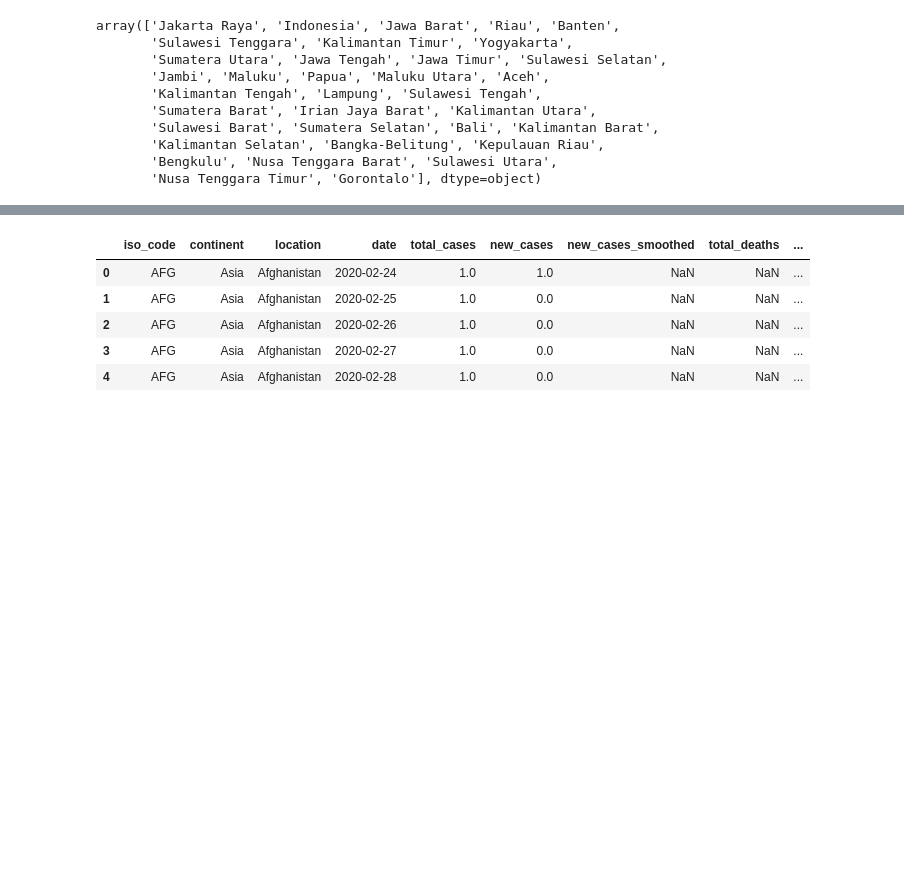
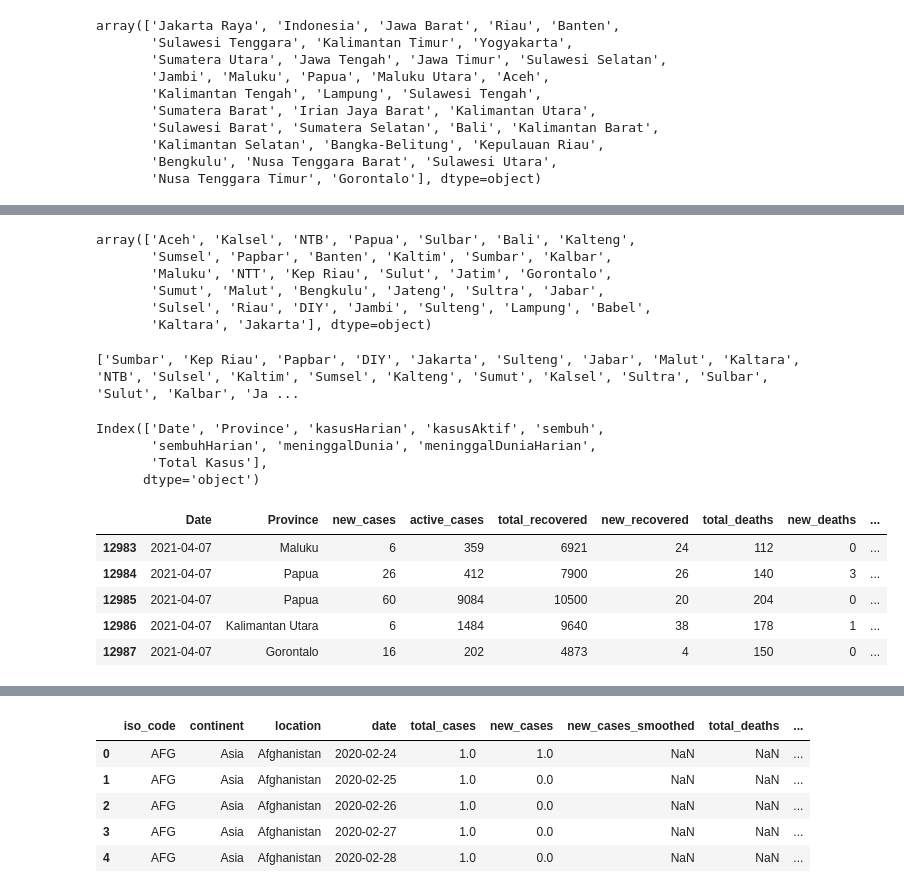
Before and after one commit to Svensone/bali-covid-app, a Jupyter notebook: data/daily_data_covid_bali_processing.ipynb, the cells around one changed output, grey strips where cells are left out. Drawn from its saved outputs; the diff is of its cells as text; code cells hidden in the pictures; blank space fills up the shorter version.

```diff
--- a/data/daily_data_covid_bali_processing.ipynb
+++ b/data/daily_data_covid_bali_processing.ipynb
@@ -597,0 +686,4 @@ df_indo.tail(100)
+# %%
+print(df_totKasus.shape)
+df_totKasus1 = df_totKasus.reset_index()
+df_totKasus1.head()
@@ -597,0 +723,6 @@ df_indo.tail(100)
+# %%
+## sort_dates
+# check if datetime format correct
+print(df_total['Date'].iloc[0])
+df_total = df_total.sort_values(by="Date")
+df_total.head()
@@ -597,0 +737,4 @@ df_indo.tail(100)
+# %%
+# merge with total Kasus df from before
+df_total = pd.merge(df_total, df_totKasus1, on=['Date', 'Province'])
+df_total.tail()
@@ -597,0 +748,10 @@ df_indo.tail(100)
+# %%
+# adjust Province Names
+df_total['Province'].unique()
+# %% [output]
+array(['Aceh', 'Kalsel', 'NTB', 'Papua', 'Sulbar', 'Bali', 'Kalteng',
+       'Sumsel', 'Papbar', 'Banten', 'Kaltim', 'Sumbar', 'Kalbar',
+       'Maluku', 'NTT', 'Kep Riau', 'Sulut', 'Jatim', 'Gorontalo',
+       'Sumut', 'Malut', 'Bengkulu', 'Jateng', 'Sultra', 'Jabar',
+       'Sulsel', 'Riau', 'DIY', 'Jambi', 'Sulteng', 'Lampung', 'Babel',
+       'Kaltara', 'Jakarta'], dtype=object)
@@ -598 +778,34 @@ df_indo.tail(100)
+# %%
+
+print(list(set(indo_slang_prov_names) - set(correct_prov_names)))
+
+# adjust column names
+df_total = df_total.replace({
+    'Sultra': 'Sulawesi Utara',
+    "Jakarta": 'Jakarta Raya',
+    "Kalteng": 'Kalimantan Tengah',
+    'Sulsel': 'Sulawesi Selatan',
+    'Sulut': 'Sulawesi Utara',
+    'Kaltim': "Kalimantan Timur", 'Kalsel': 'Kalimantan Selatan','Malut': 'Maluku Utara','Sumsel': 'Sumatera Barat','NTT': 'Nusa Tenggara Timur','Kalbar': 'Kalimantan Barat','Jateng': 'Jawa Tengah','Kep Riau': 'Kepulauan Riau','Kaltara': 'Kalimantan Utara','Sulbar': 'Sulawesi Barat','Babel': 'Bangka-Belitung','Jatim': "Jawa Timur",'Sumbar': 'Sumatera Barat',"Sumut": 'Sumatera Utara','Jabar': 'Jawa Barat','NTB': 'Nusa Tenggara Barat','DIY': 'Yogyakarta','Sulteng': 'Sulawesi Tengah','Papbar': 'Papua','Jakarta': 'Jakarta Raya'})
+# %% [output]
+['Sumbar', 'Kep Riau', 'Papbar', 'DIY', 'Jakarta', 'Sulteng', 'Jabar', 'Malut', 'Kaltara', 'NTB', 'Sulsel', 'Kaltim', 'Sumsel', 'Kalteng', 'Sumut', 'Kalsel', 'Sultra', 'Sulbar', 'Sulut', 'Kalbar', 'Ja ...
+# %%
+df_total.columns
+# %% [output]
+Index(['Date', 'Province', 'kasusHarian', 'kasusAktif', 'sembuh',
+       'sembuhHarian', 'meninggalDunia', 'meninggalDuniaHarian',
+       'Total Kasus'],
+      dtype='object')
+# %%
+#adjust column names
+new_col_names = ['Date', 'Province', 'new_cases', 'active_cases', 'total_recovered', 'new_recovered', 'total_deaths', 'new_deaths', 'total_cases']
+df_total.columns = new_col_names
+df_total.tail()
+# %% [output]
+|  | Date | Province | new_cases | active_cases | total_recovered | new_recovered | total_deaths | new_deaths | ... |
+| 12983 | 2021-04-07 | Maluku | 6 | 359 | 6921 | 24 | 112 | 0 | ... |
+| 12984 | 2021-04-07 | Papua | 26 | 412 | 7900 | 26 | 140 | 3 | ... |
+| 12985 | 2021-04-07 | Papua | 60 | 9084 | 10500 | 20 | 204 | 0 | ... |
+| 12986 | 2021-04-07 | Kalimantan Utara | 6 | 1484 | 9640 | 38 | 178 | 1 | ... |
+| 12987 | 2021-04-07 | Gorontalo | 16 | 202 | 4873 | 4 | 150 | 0 | ... |
 # %%
```
Also changed, not shown: parts of 53 cells of this notebook, 12 other files.
